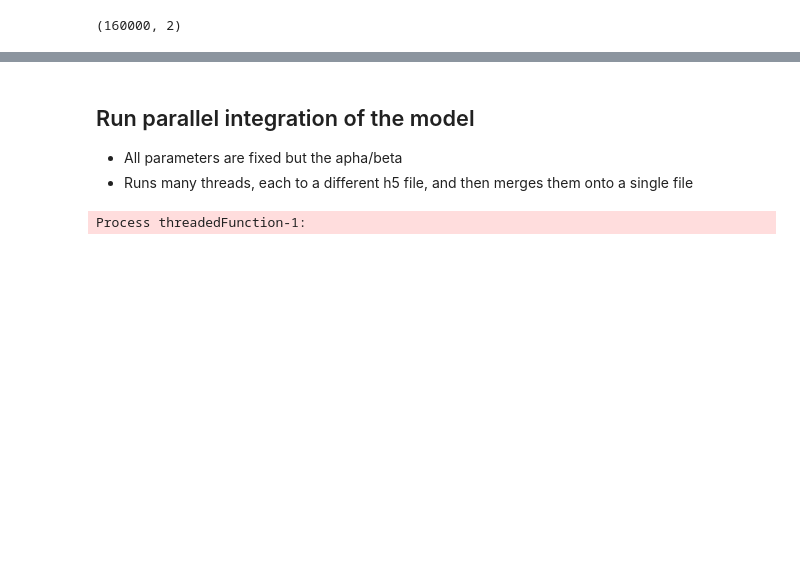
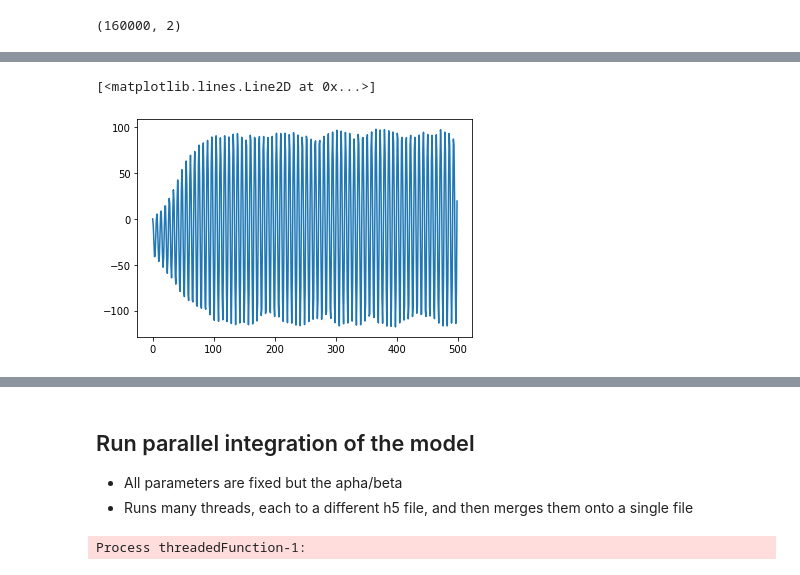
Before and after one commit to zekearneodo/soundflow, a Jupyter notebook: simmulate_sounds-finch-takens.ipynb, the cells around one changed output, grey strips where cells are left out. Cells and saved outputs as stored; diff of their text form; code cells hidden in the pictures; blank space fills up the shorter version.

```diff
--- a/simmulate_sounds-finch-takens.ipynb
+++ b/simmulate_sounds-finch-takens.ipynb
@@ -162,0 +221,5 @@ abg.shape
+# %%
+plt.plot(song_synth[:500,1])
+# %% [output]
+[<matplotlib.lines.Line2D at 0x...>]
+[figure, added]
```
Also changed, not shown: parts of 9 cells of this notebook, 4 other files.
